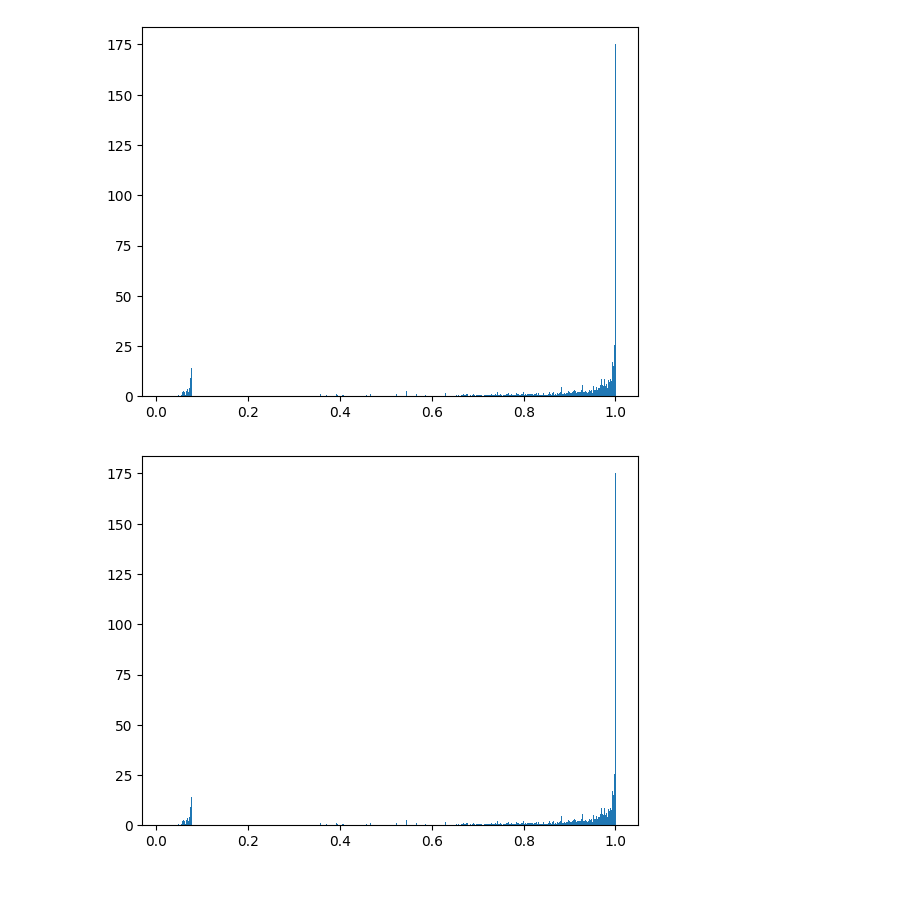
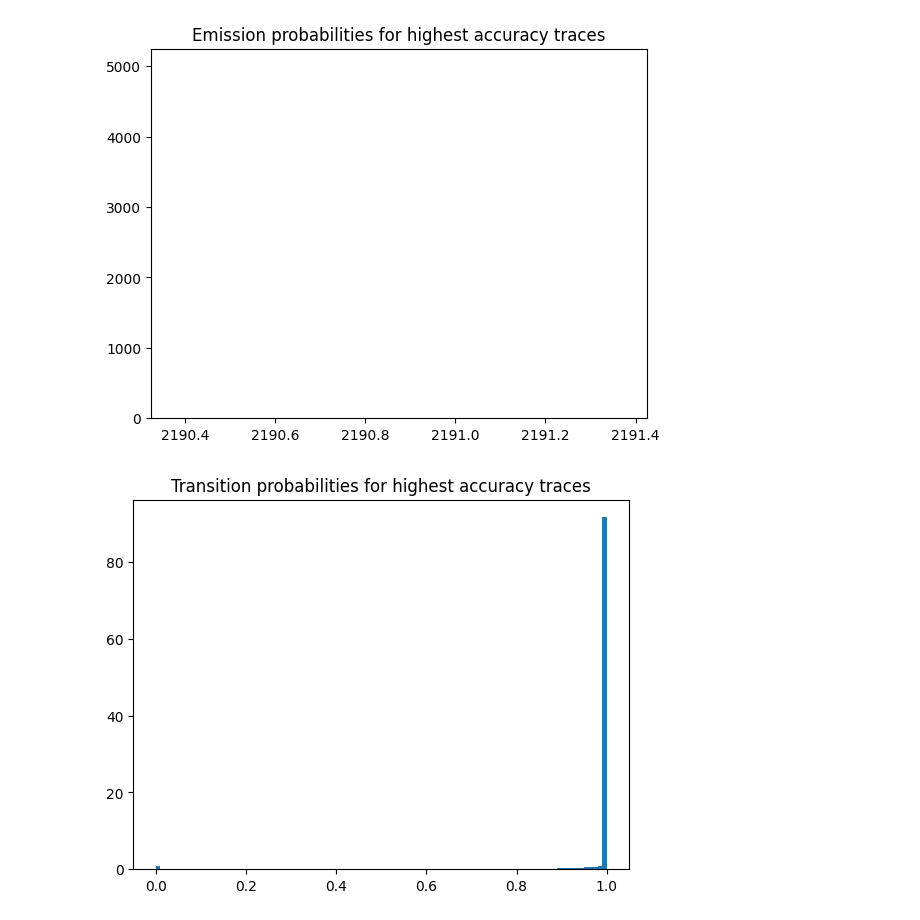
Before and after one commit to dieterj1/thesis, a Jupyter notebook: fmm/example/notebook/mm_evaluation.ipynb, the cells around one changed output. Saved outputs shown, nothing was run; the diff lists cells and outputs as text; code cells hidden in the pictures; blank space fills up the shorter version.

Commit message:
emission probs v2

```diff
--- a/fmm/example/notebook/mm_evaluation.ipynb
+++ b/fmm/example/notebook/mm_evaluation.ipynb
@@ -221,17 +286,21 @@ Accuracy by length: 0.6214038357010545
 # %%
 from matplotlib import pyplot as plt
-plt.hist(ep_list,bins=5000,density=True)
+plt.hist(best_ep_list,bins=5000,density=True)
+plt.title("Emission probabilities for highest accuracy traces")
 plt.show()
 
-plt.hist(tp_list,bins=5000,density=True)
+plt.hist(best_tp_list,bins=100,density=True)
+plt.title("Transition probabilities for highest accuracy traces")
 plt.show()
 
-plt.hist(error_list,bins=5000,density=True)
+plt.hist(np.array(best_error_list)*METER_PER_DEGREE,bins=5000,density=True)
+plt.title("Error distribution for highest accuracy traces")
 plt.show()
 
-plt.hist(sp_dist_list,bins=5000,density=True)
+plt.hist(best_sp_dist_list,bins=5000,density=True)
+plt.title("SP distances for highest accuracy traces")
 plt.xlim(0,0.002)
 plt.show()
 # %% [output]
-[figure, old version]
+[figure, new version]
-[figure, old version]
+[figure, new version]
```
Also changed, not shown: parts of 8 cells of this notebook, 13 other files.
